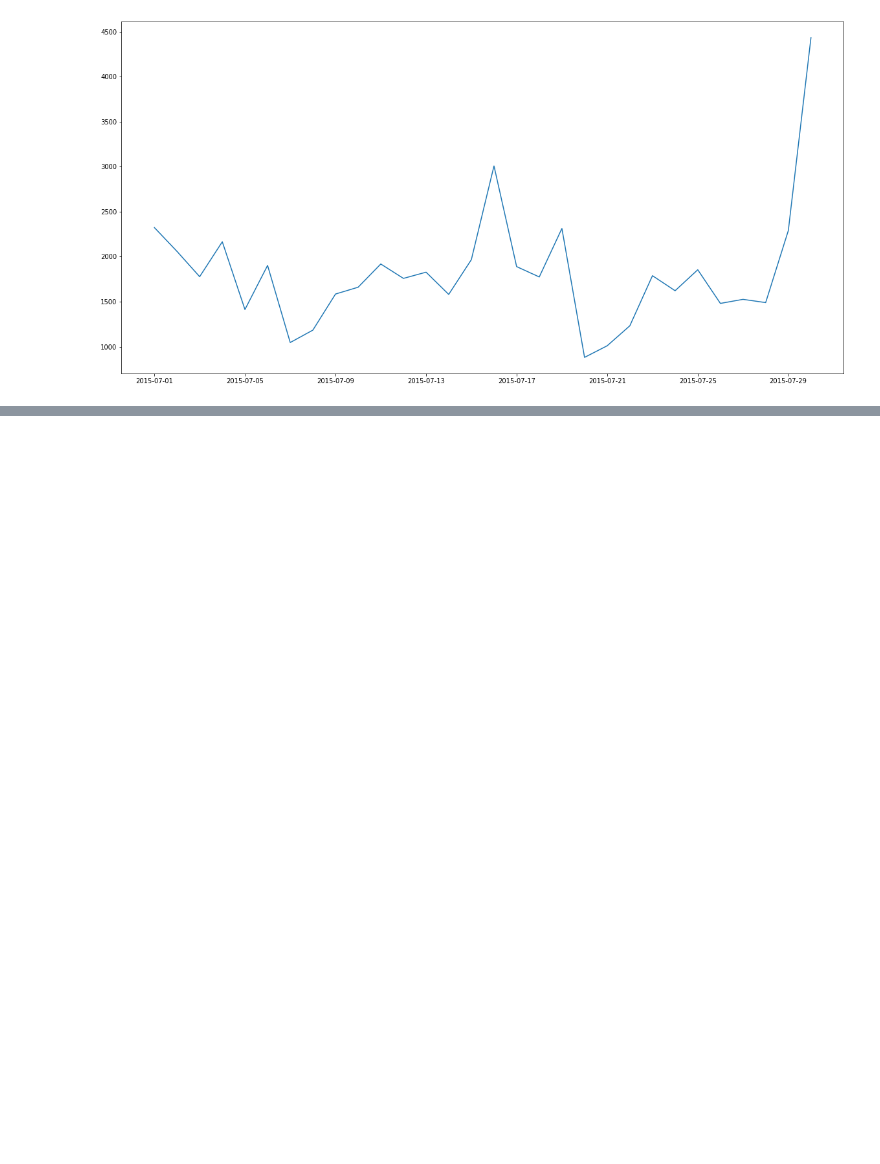
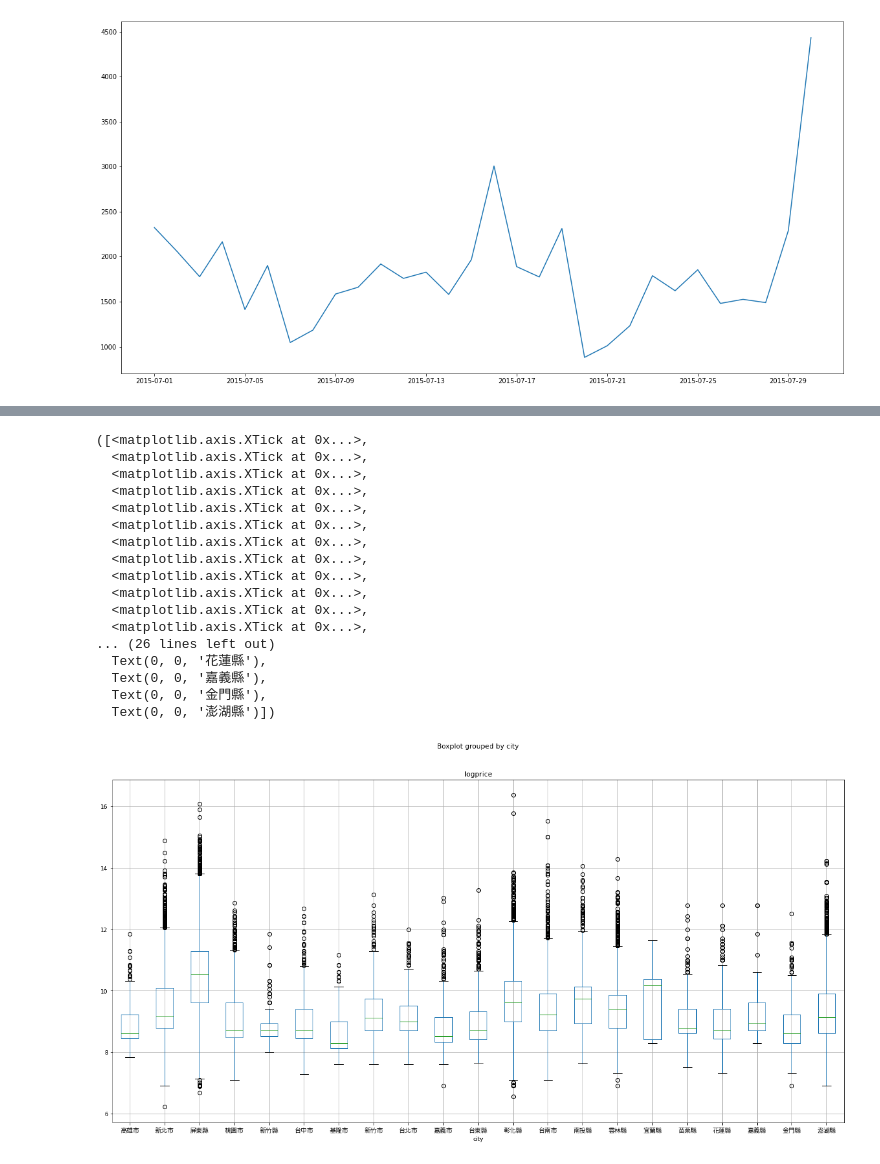
Before and after one commit to ywchiu/tibamepy, a Jupyter notebook: Demo20200927.ipynb, the cells around one changed output, grey strips where cells are left out. Cells and saved outputs as stored; diff of their text form; code cells hidden in the pictures; blank space fills up the shorter version.

```diff
--- a/Demo20200927.ipynb
+++ b/Demo20200927.ipynb
@@ -417,0 +634,35 @@ df['dt'].dt.date.value_counts().sort_index().plot(kind = 'line', figsize= [20,10
+# %%
+import matplotlib as mpl
+import matplotlib.pyplot as plt
+import matplotlib.font_manager as fm
+
+path = './NotoSansCJKtc-Regular.otf'
+fontprop = fm.FontProperties(fname=path)
+# %%
+cityname = rent591['city'].unique()
+# %%
+import matplotlib.pyplot as plt
+import numpy as np
+
+rent591.boxplot('logprice', by= 'city', figsize = [20,10])
+#plt.get_figlabels()
+plt.xticks( range(1,len(cityname)+1), cityname ,fontproperties=fontprop)
+# %% [output]
+([<matplotlib.axis.XTick at 0x...>,
+  <matplotlib.axis.XTick at 0x...>,
+  <matplotlib.axis.XTick at 0x...>,
+  <matplotlib.axis.XTick at 0x...>,
+  <matplotlib.axis.XTick at 0x...>,
+  <matplotlib.axis.XTick at 0x...>,
+  <matplotlib.axis.XTick at 0x...>,
+  <matplotlib.axis.XTick at 0x...>,
+  <matplotlib.axis.XTick at 0x...>,
+  <matplotlib.axis.XTick at 0x...>,
+  <matplotlib.axis.XTick at 0x...>,
+  <matplotlib.axis.XTick at 0x...>,
+... (26 lines left out)
+  Text(0, 0, '花蓮縣'),
+  Text(0, 0, '嘉義縣'),
+  Text(0, 0, '金門縣'),
+  Text(0, 0, '澎湖縣')])
+[figure, added]
```
Also changed, not shown: parts of 47 cells of this notebook.
